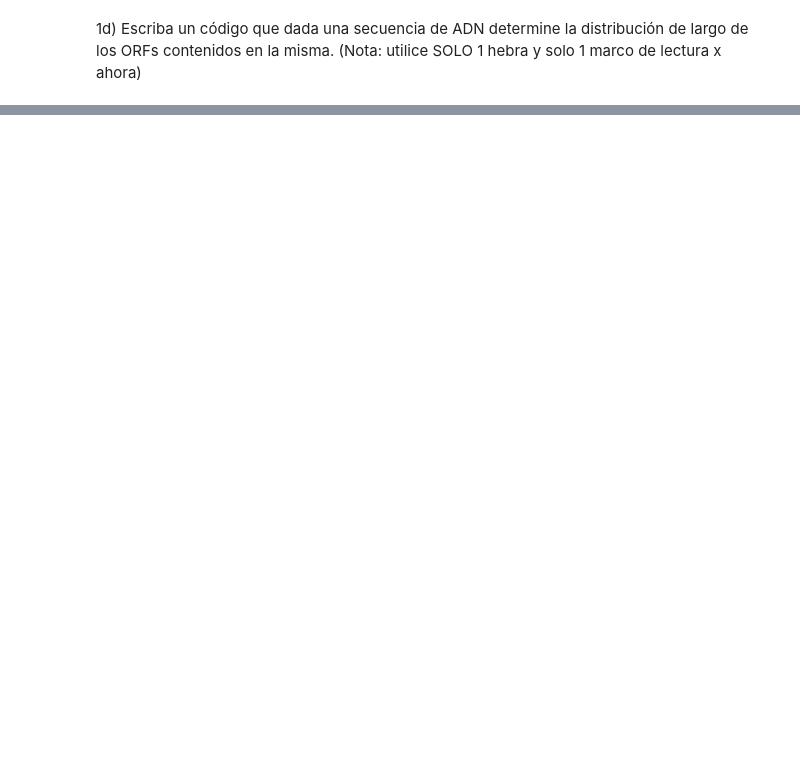
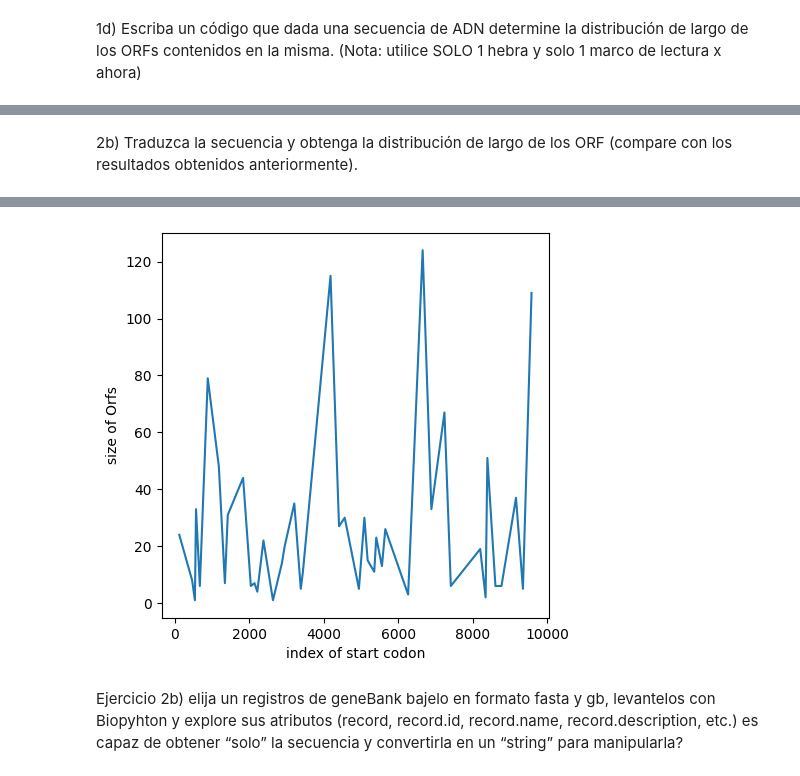
Before and after one commit to agusscarmu/Advanced_Bioinformatic, a Jupyter notebook: TP1.ipynb, the cells around one changed output, grey strips where cells are left out. Cells and saved outputs as stored; diff of their text form; code cells hidden in the pictures; blank space fills up the shorter version.

```diff
--- a/TP1.ipynb
+++ b/TP1.ipynb
@@ -179,0 +228,11 @@ cantidad de orfs: {3: 15, 234: 1, 276: 12, 363: 78, 609: 4, 651: 3, 807: 27}
+# %% [markdown]
+2b) Traduzca la secuencia y obtenga la distribución de largo de los ORF (compare con los resultados obtenidos anteriormente).
+# %%
+traduced_seq = my_seq.transcribe()
+print(my_seq)
+print(traduced_seq)
+
+orfs_traduced_seq = orfs(traduced_seq)
+print(orfs_traduced_seq)
+plot_orfs(orfs_traduced_seq)
+# %% [output]
@@ -179,0 +242,6 @@ cantidad de orfs: {3: 15, 234: 1, 276: 12, 363: 78, 609: 4, 651: 3, 807: 27}
+[figure, added]
+# %% [markdown]
+Ejercicio 2b)
+elija un registros de geneBank bajelo en formato fasta y gb, levantelos con
+Biopyhton y explore sus atributos (record, record.id, record.name, record.description, etc.)
+es capaz de obtener “solo” la secuencia y convertirla en un “string” para manipularla?
```
Also changed, not shown: parts of 10 cells of this notebook, 1 other file.
